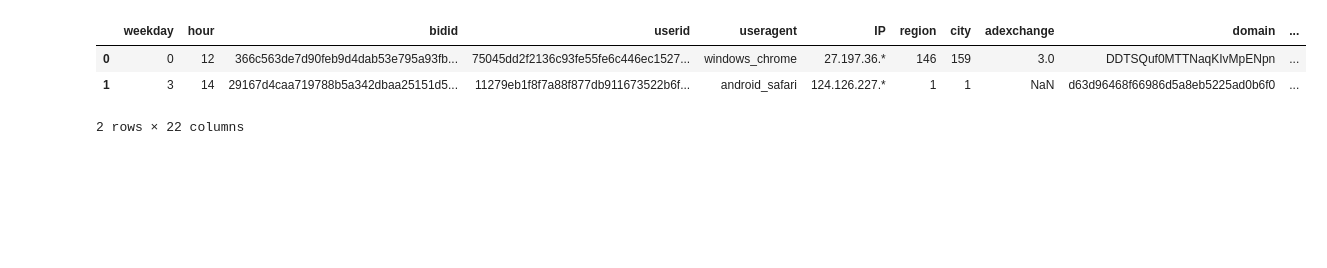
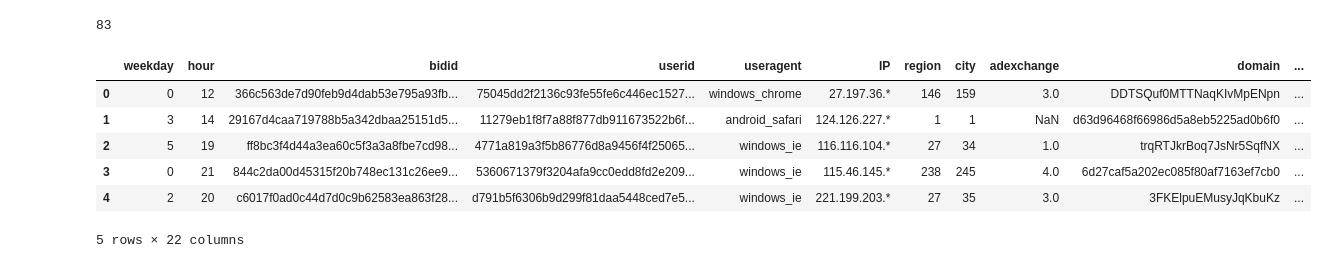
Before and after one commit to envkso/maai_cw1, a Jupyter notebook: code/maai_cw1_preprocessing.ipynb, the cells around one changed output. Cells and saved outputs as stored; diff of their text form; code cells hidden in the pictures; blank space fills up the shorter version.

```diff
--- a/code/maai_cw1_preprocessing.ipynb
+++ b/code/maai_cw1_preprocessing.ipynb
@@ -199 +187,10 @@ array([ 0.        ,  0.        ,  0.        ,  0.        ,  1.        ,
+# %%
+# *** clear training data from memory before continuing ***
+del df
+del X_train
+del X_train_pp
+del y_train
+gc.collect()
+# %% [output]
+83
 # %%
@@ -201,12 +198,15 @@ array([ 0.        ,  0.        ,  0.        ,  0.        ,  1.        ,
 # %%
 dfTest = pd.read_csv(testFilePath, sep=',',header=0, quotechar='"')
 # %%
-dfTest.head(2)
+dfTest.head(5)
 # %% [output]
 |  | weekday | hour | bidid | userid | useragent | IP | region | city | adexchange | domain | ... |
 | 0 | 0 | 12 | 366c563de7d90feb9d4dab53e795a93fb... | 75045dd2f2136c93fe55fe6c446ec1527... | windows_chrome | 27.197.36.* | 146 | 159 | 3.0 | DDTSQuf0MTTNaqKIvMpENpn | ... |
 | 1 | 3 | 14 | 29167d4caa719788b5a342dbaa25151d5... | 11279eb1f8f7a88f877db911673522b6f... | android_safari | 124.126.227.* | 1 | 1 | NaN | d63d96468f66986d5a8eb5225ad0b6f0 | ... |
+| 2 | 5 | 19 | ff8bc3f4d44a3ea60c5f3a3a8fbe7cd98... | 4771a819a3f5b86776d8a9456f4f25065... | windows_ie | 116.116.104.* | 27 | 34 | 1.0 | trqRTJkrBoq7JsNr5SqfNX | ... |
+| 3 | 0 | 21 | 844c2da00d45315f20b748ec131c26ee9... | 5360671379f3204afa9cc0edd8fd2e209... | windows_ie | 115.46.145.* | 238 | 245 | 4.0 | 6d27caf5a202ec085f80af7163ef7cb0 | ... |
+| 4 | 2 | 20 | c6017f0ad0c44d7d0c9b62583ea863f28... | d791b5f6306b9d299f81daa5448ced7e5... | windows_ie | 221.199.203.* | 27 | 35 | 3.0 | 3FKElpuEMusyJqKbuKz | ... |
-2 rows × 22 columns
+5 rows × 22 columns
 # %%
 # Split 'useragent' field into 'OS' and 'browser'
 dfn = dfTest['useragent'].str.split('_', expand = True)
```
Also changed, not shown: parts of 19 cells of this notebook, 1 other file.
